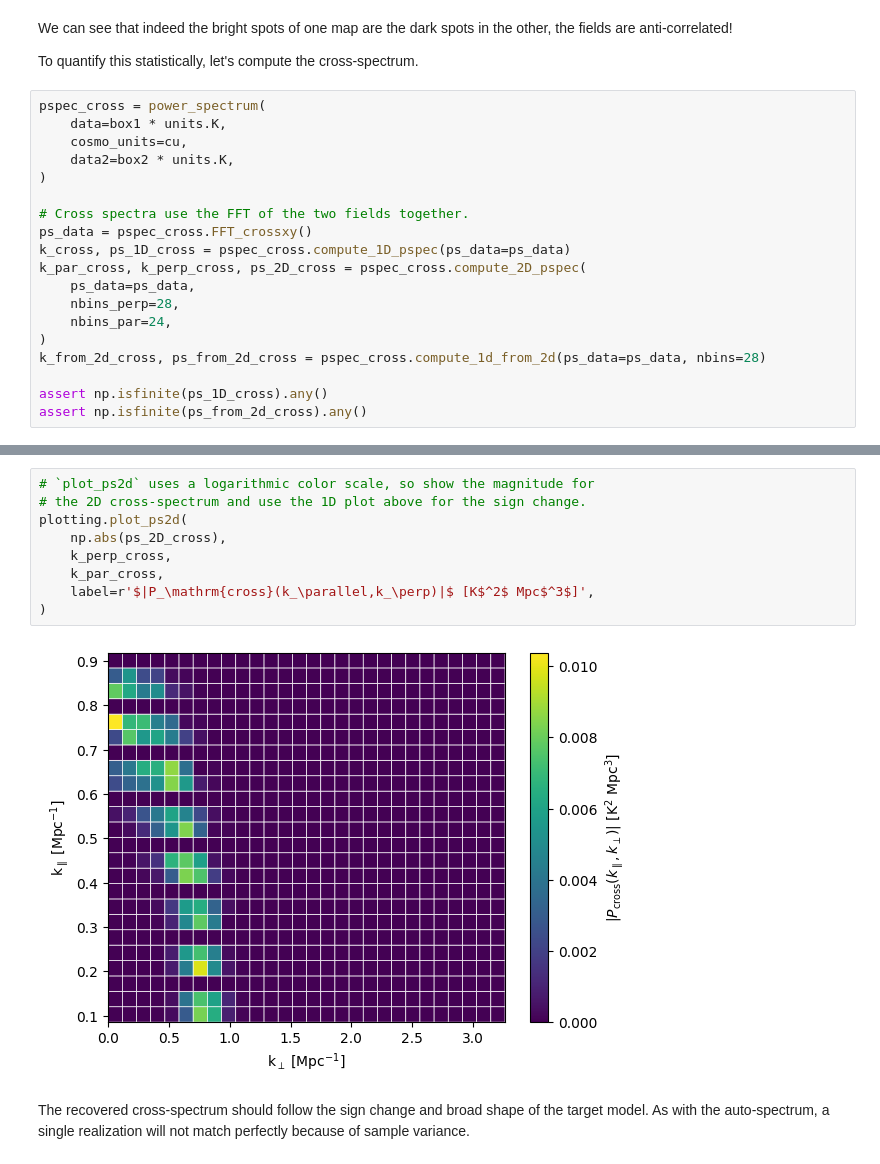
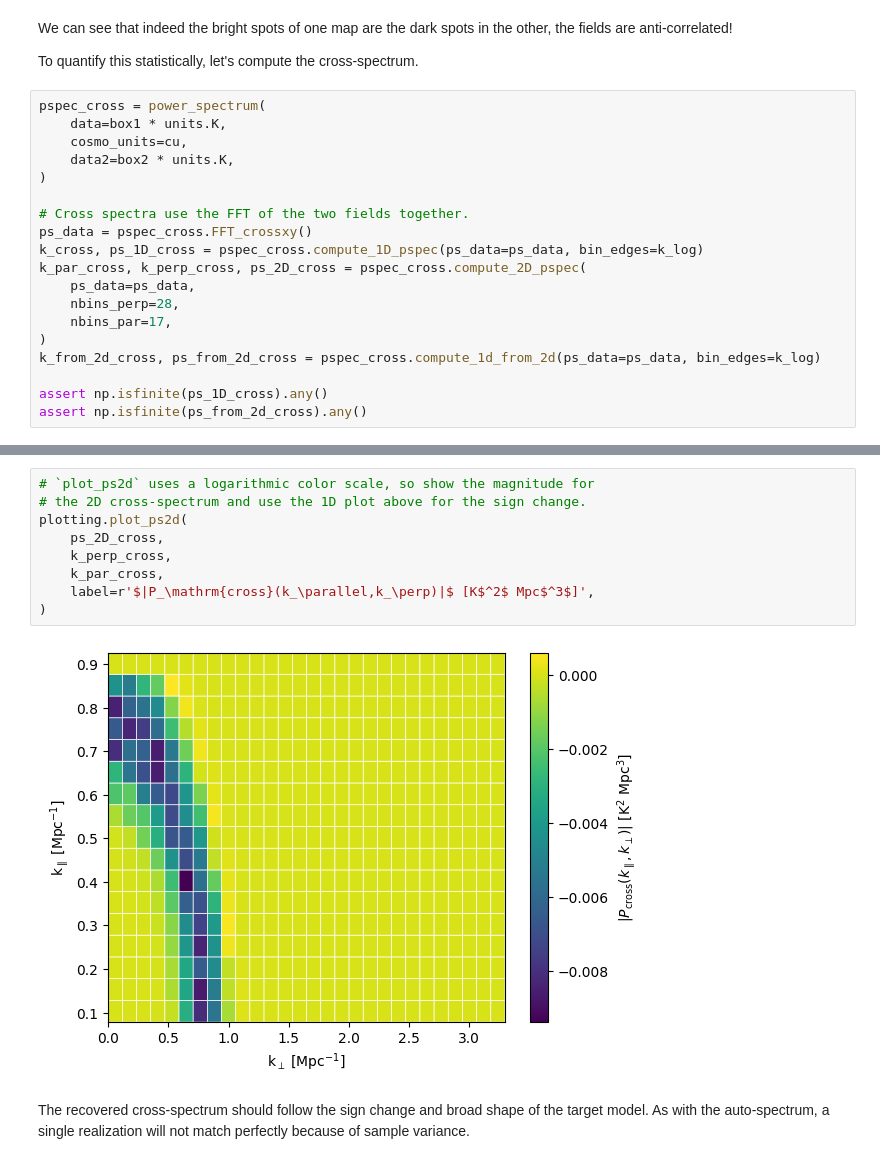
Before and after one commit to McGill-Cosmic-Dawn-Group/LIMstat, a Jupyter notebook: tutorials/tutorial_cosmo_signal.ipynb, the cells around one changed output, grey strips where cells are left out. Saved outputs shown, nothing was run; the diff lists cells and outputs as text.

```diff
--- a/tutorials/tutorial_cosmo_signal.ipynb
+++ b/tutorials/tutorial_cosmo_signal.ipynb
@@ -291,13 +291,13 @@ pspec_cross = power_spectrum(
 
 # Cross spectra use the FFT of the two fields together.
 ps_data = pspec_cross.FFT_crossxy()
-k_cross, ps_1D_cross = pspec_cross.compute_1D_pspec(ps_data=ps_data)
+k_cross, ps_1D_cross = pspec_cross.compute_1D_pspec(ps_data=ps_data, bin_edges=k_log)
 k_par_cross, k_perp_cross, ps_2D_cross = pspec_cross.compute_2D_pspec(
     ps_data=ps_data,
     nbins_perp=28,
-    nbins_par=24,
+    nbins_par=17,
 )
-k_from_2d_cross, ps_from_2d_cross = pspec_cross.compute_1d_from_2d(ps_data=ps_data, nbins=28)
+k_from_2d_cross, ps_from_2d_cross = pspec_cross.compute_1d_from_2d(ps_data=ps_data, bin_edges=k_log)
 
 assert np.isfinite(ps_1D_cross).any()
 assert np.isfinite(ps_from_2d_cross).any()
@@ -317,13 +317,13 @@ Text(0.5, 1.0, 'Recovered Cross-Spectrum')
 # %%
 # `plot_ps2d` uses a logarithmic color scale, so show the magnitude for
 # the 2D cross-spectrum and use the 1D plot above for the sign change.
 plotting.plot_ps2d(
-    np.abs(ps_2D_cross),
+    ps_2D_cross,
     k_perp_cross,
     k_par_cross,
     label=r'$|P_\mathrm{cross}(k_\parallel,k_\perp)|$ [K$^2$ Mpc$^3$]',
 )
 # %% [output]
-[figure, old version]
+[figure, new version]
 # %% [markdown]
 The recovered cross-spectrum should follow the sign change and broad shape of the target model. As with the auto-spectrum, a single realization will not match perfectly because of sample variance.
```
Also changed, not shown: parts of 8 cells of this notebook, 6 other files.
